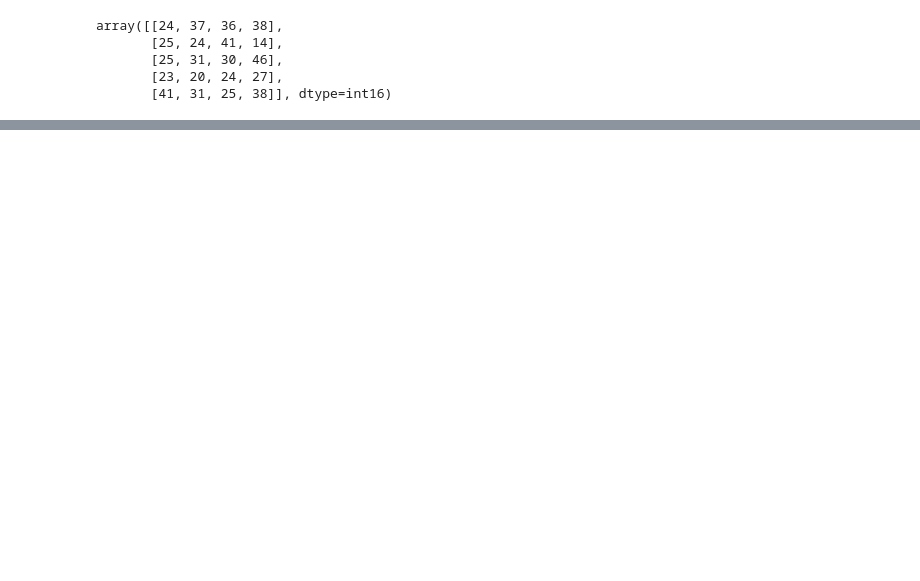
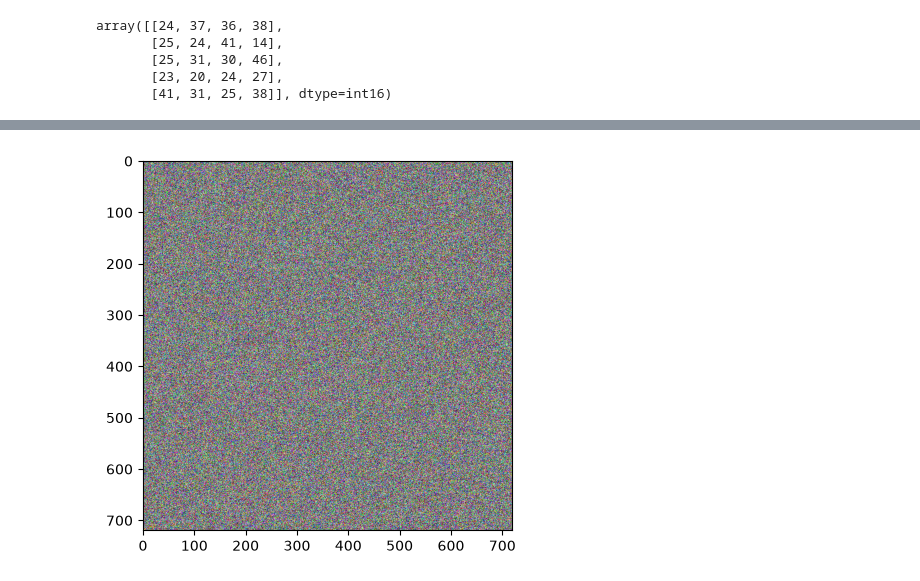
Before and after one commit to prof-screw/DSML, a Jupyter notebook: Week05/arrayMethods.ipynb, the cells around one changed output, grey strips where cells are left out. Cells and saved outputs as stored; diff of their text form; code cells hidden in the pictures; blank space fills up the shorter version.

```diff
--- a/Week05/arrayMethods.ipynb
+++ b/Week05/arrayMethods.ipynb
@@ -55,0 +117,2 @@ array([[24, 37, 36, 38],
+# %%
+dataset= np.random.randint(0,255,size= (16,3,720,720))
@@ -55,0 +146,5 @@ array([[24, 37, 36, 38],
+# %%
+plt.imshow(dataset[0].reshape(720,720,-1))
+plt.show()
+# %% [output]
+[figure, added]
```
Also changed, not shown: parts of 14 cells of this notebook.
